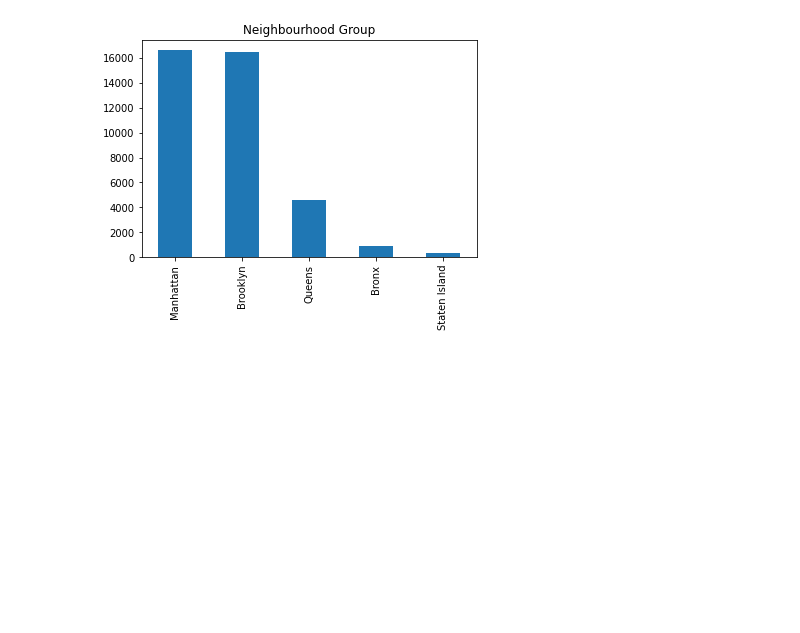
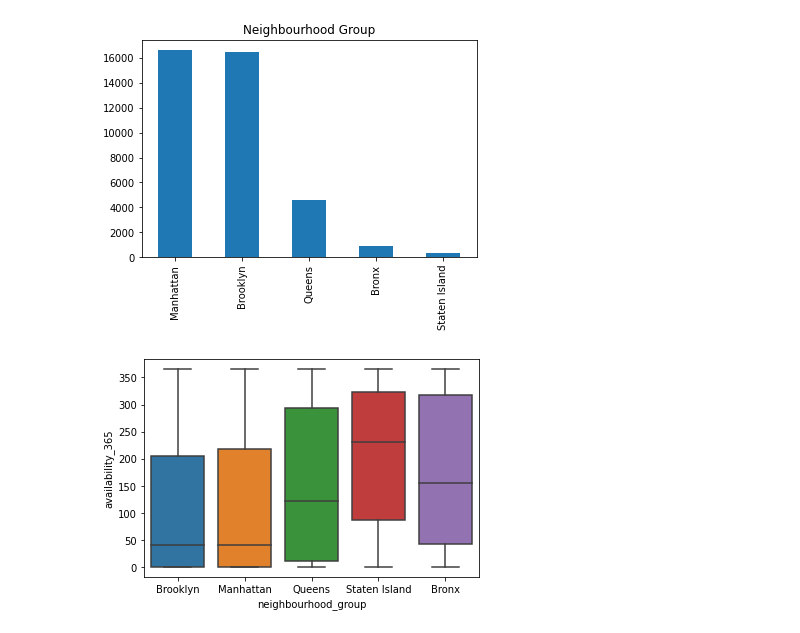
Before and after one commit to AnuragReddyMalipeddi/Capstone-Project-EDA1, a Jupyter notebook: Airbnb_Bookings_Analysis_Capstone_Project.ipynb, the cells around one changed output. Cells and saved outputs as stored; diff of their text form; code cells hidden in the pictures; blank space fills up the shorter version.

```diff
--- a/Airbnb_Bookings_Analysis_Capstone_Project.ipynb
+++ b/Airbnb_Bookings_Analysis_Capstone_Project.ipynb
@@ -156,3 +163,9 @@ plt.title('Neighbourhood Group')
 # %% [output]
 Text(0.5, 1.0, 'Neighbourhood Group')
 [figure]
+# %%
+#Exploring neighbourhood and availability of room
+
+ax = sns.boxplot(data=airbnb, x='neighbourhood_group',y='availability_365')
+# %% [output]
+[figure, added]
```
Also changed, not shown: parts of 3 cells of this notebook.
